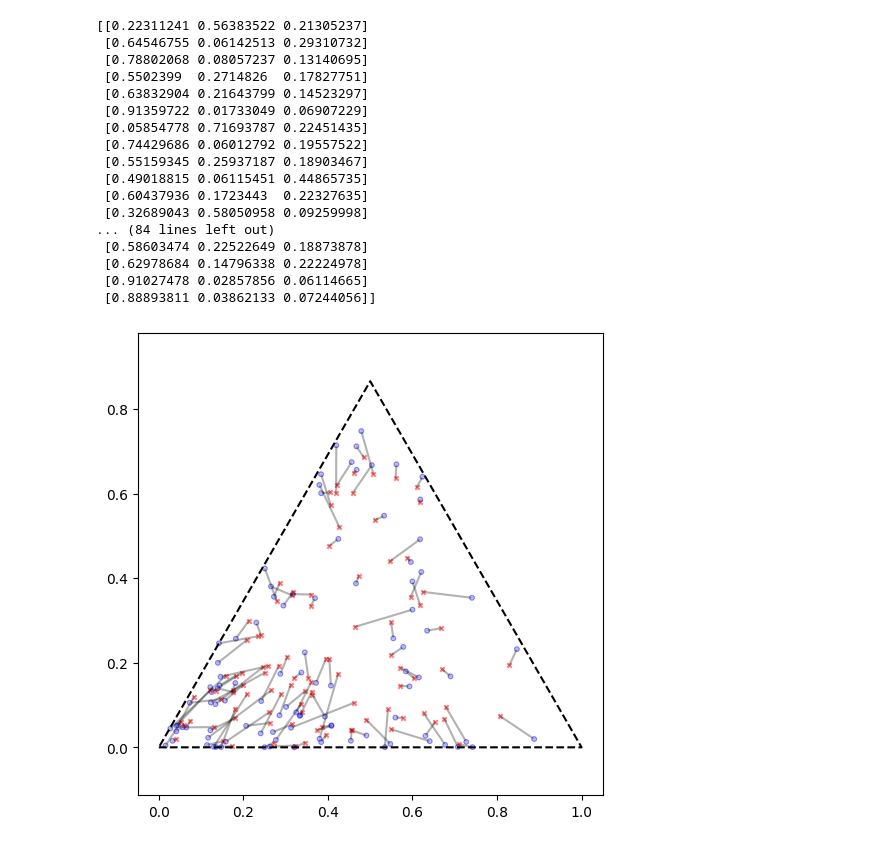
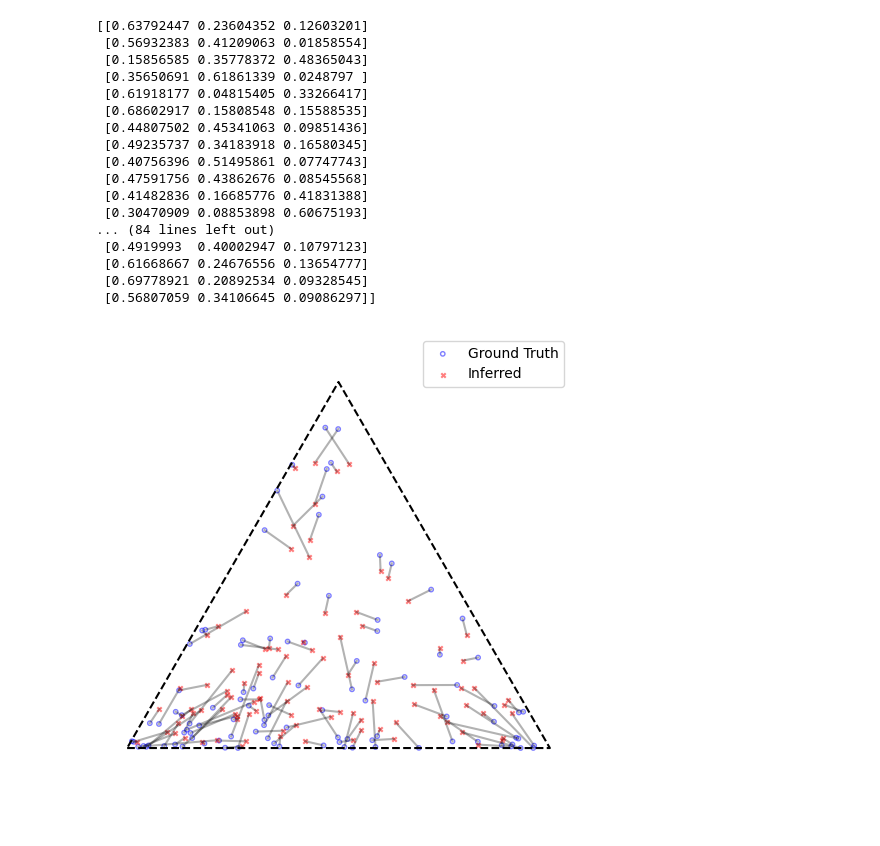
Before and after one commit to LaosAntreas/dMMSB, a Jupyter notebook: utils/plotting_test.ipynb, the cells around one changed output. Cells and saved outputs as stored; diff of their text form; code cells hidden in the pictures.

```diff
--- a/utils/plotting_test.ipynb
+++ b/utils/plotting_test.ipynb
@@ -9,49 +9,52 @@ samples = np.random.dirichlet(alpha, size=n)
 noise = np.random.normal(0, 0.1, samples.shape)
 inferred = samples + np.abs(noise)
 inferred = inferred/np.sum(inferred, axis=1, keepdims=True)  # Normalize to stay in simplex
 print(inferred)
 
 # Triangle vertices (equilateral triangle)
 v1 = np.array([0, 0])
 v2 = np.array([1, 0])
 v3 = np.array([0.5, np.sqrt(3)/2])
 
 # Barycentric -> Cartesian
 def barycentric_to_cartesian(p):
     return p[0]*v1 + p[1]*v2 + p[2]*v3
 
 true_points = np.array([barycentric_to_cartesian(p) for p in samples])
 
 inferred_points = np.array([barycentric_to_cartesian(p) for p in inferred])
 
 
 
 # Plot
 plt.figure(figsize=(6,6))
-plt.scatter(true_points[:,0], true_points[:,1], s=10, marker='o', alpha=0.5, facecolors='none', edgecolors='b')
-plt.scatter(inferred_points[:,0], inferred_points[:,1], s=10, marker='x', alpha=0.5, color='r')
+plt.scatter(true_points[:,0], true_points[:,1], s=10, marker='o', alpha=0.5, facecolors='none', edgecolors='b', label='Ground Truth')
+plt.scatter(inferred_points[:,0], inferred_points[:,1], s=10, marker='x', alpha=0.5, color='r', label='Inferred')
+plt.legend()
 for i in range(n):
     plt.plot([true_points[i,0], inferred_points[i,0]], [true_points[i,1], inferred_points[i,1]], '-', c='k', alpha=0.3)
 plt.plot([v1[0], v2[0], v3[0], v1[0]],
          [v1[1], v2[1], v3[1], v1[1]], 'k--')  # Triangle outline
+plt.axis('off')
 plt.axis('equal')
+
 plt.show()
 # %% [output]
-[[0.22311241 0.56383522 0.21305237]
- [0.64546755 0.06142513 0.29310732]
- [0.78802068 0.08057237 0.13140695]
- [0.5502399  0.2714826  0.17827751]
- [0.63832904 0.21643799 0.14523297]
- [0.91359722 0.01733049 0.06907229]
- [0.05854778 0.71693787 0.22451435]
- [0.74429686 0.06012792 0.19557522]
- [0.55159345 0.25937187 0.18903467]
- [0.49018815 0.06115451 0.44865735]
- [0.60437936 0.1723443  0.22327635]
- [0.32689043 0.58050958 0.09259998]
+[[0.63792447 0.23604352 0.12603201]
+ [0.56932383 0.41209063 0.01858554]
+ [0.15856585 0.35778372 0.48365043]
+ [0.35650691 0.61861339 0.0248797 ]
+ [0.61918177 0.04815405 0.33266417]
+ [0.68602917 0.15808548 0.15588535]
+ [0.44807502 0.45341063 0.09851436]
+ [0.49235737 0.34183918 0.16580345]
+ [0.40756396 0.51495861 0.07747743]
+ [0.47591756 0.43862676 0.08545568]
+ [0.41482836 0.16685776 0.41831388]
+ [0.30470909 0.08853898 0.60675193]
 ... (84 lines left out)
- [0.58603474 0.22522649 0.18873878]
- [0.62978684 0.14796338 0.22224978]
- [0.91027478 0.02857856 0.06114665]
- [0.88893811 0.03862133 0.07244056]]
+ [0.4919993  0.40002947 0.10797123]
+ [0.61668667 0.24676556 0.13654777]
+ [0.69778921 0.20892534 0.09328545]
+ [0.56807059 0.34106645 0.09086297]]
-[figure, old version]
+[figure, new version]
```
Also changed, not shown: 2 other files.
